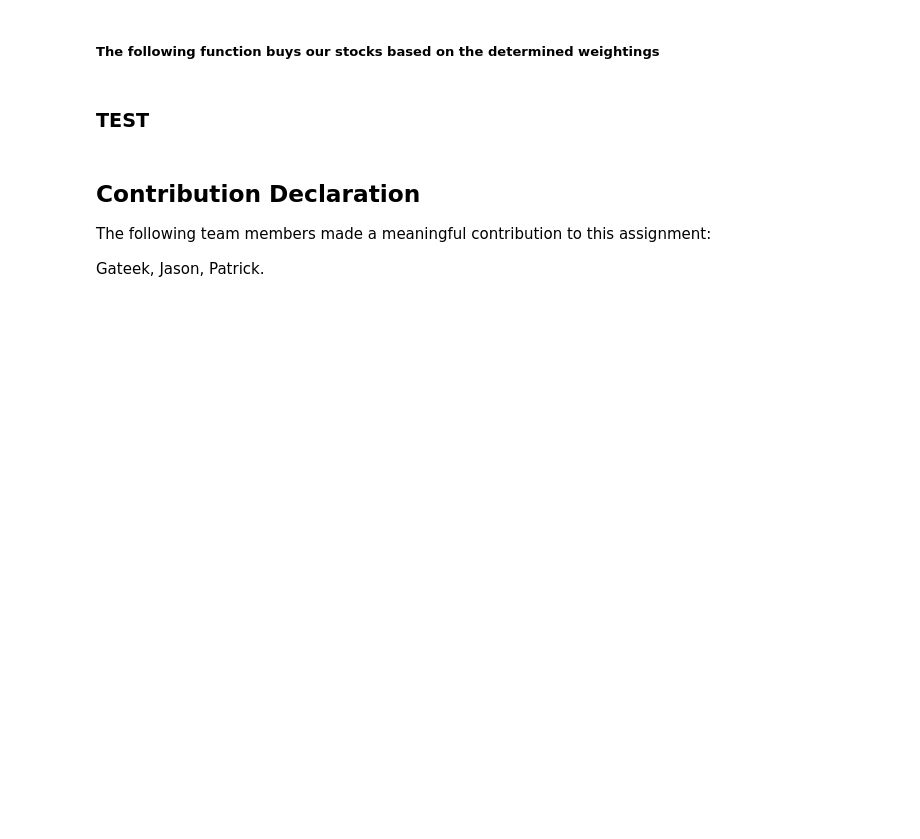
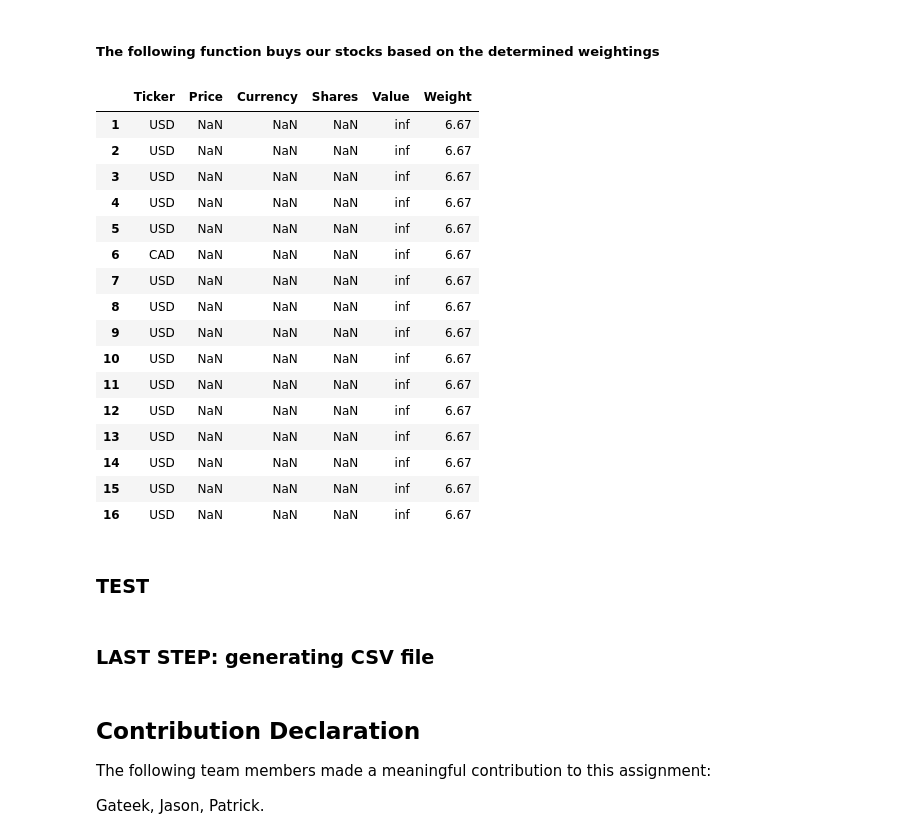
Before and after one commit to JasonLi14/Portfolio-Analyzer, a Jupyter notebook: Team_02_Assignment.ipynb, the cells around one changed output. Drawn from its saved outputs; the diff is of its cells as text; code cells hidden in the pictures; blank space fills up the shorter version.

```diff
--- a/Team_02_Assignment.ipynb
+++ b/Team_02_Assignment.ipynb
@@ -789,7 +802,10 @@ def get_currency(tickers):
     for ticker in tickers:
         stock = yf.Ticker(ticker)
         info = stock.fast_info
-        currency = info['currency']
+        try:
+            currency = info['currency']
+        except:
+            continue
 
         currencies.append({'Ticker': ticker, 'Currency': currency})
 
@@ -846,40 +871,51 @@ def buy_shares(weightings_df, prices_df, currencies_df):
 
     # 4: Adjust investments to stay within the cash budget
     adjustment_factor = cash / total_with_fees
     weightings_df['Adjusted Investment Amt'] = weightings_df['Investment Amt'] * adjustment_factor
     weightings_df['Adjusted Shares'] = weightings_df['Adjusted Investment Amt'] / weightings_df['Close Price']
 
     # 5: Recalculate fees based on adjusted shares
     weightings_df['Adjusted fees'] = np.minimum(weightings_df['Adjusted Shares'] * fee_per_share, flat_fee)
 
     # 6: Calculate final investment for each stock
     weightings_df['Final Investment'] = weightings_df['Adjusted Shares'] * weightings_df['Close Price'] + weightings_df['Adjusted fees']
 
     # 7: Create the final portfolio DataFrame
     Portfolio_Final = pd.DataFrame()
     Portfolio_Final['Ticker'] = weightings_df.index
     Portfolio_Final.index = Portfolio_Final['Ticker']  # Use tickers as the index
     Portfolio_Final['Price'] = weightings_df['Close Price']
     Portfolio_Final['Currency'] = currencies_df.reindex(Portfolio_Final.index)['Currency']  # Match currencies to tickers
     Portfolio_Final['Shares'] = weightings_df['Adjusted Shares']
     Portfolio_Final['Value'] = weightings_df['Adjusted Investment Amt']
     Portfolio_Final['Weight'] = weightings_df['Weight']
 
     # Reindex the final portfolio for cleaner display
     Portfolio_Final.index = range(1, len(Portfolio_Final) + 1)
 
     return Portfolio_Final
 
-# Example Usage
-weightings_df = pd.DataFrame()
-weightings_df.index = valid_tickers  # Stock tickers
-weights = [1.4999, 4.45, 1.34, 4.26, 4.23, 1.54, 1.45, 2.70, 1.85, 3.54, 4.43, 3.19, 1.39, 2.51,
-           3.72, 3.44, 4.43, 1.34, 3.98, 1.37, 4.14, 3.80, 1.38, 4.17, 1.61, 2.51, 2.39, 1.34,
-           2.27, 1.34, 1.34, 1.65, 4.21, 3.63, 4.46, 3.10]  # Example weights
-weightings_df['Weight'] = weights
 
 # Generate the final portfolio
 Portfolio_Final = buy_shares(weightings_df, close_prices.iloc[-1], currencies)
+# %% [output]
+|  | Ticker | Price | Currency | Shares | Value | Weight |
+| 1 | USD | NaN | NaN | NaN | inf | 6.67 |
+| 2 | USD | NaN | NaN | NaN | inf | 6.67 |
+| 3 | USD | NaN | NaN | NaN | inf | 6.67 |
+| 4 | USD | NaN | NaN | NaN | inf | 6.67 |
+| 5 | USD | NaN | NaN | NaN | inf | 6.67 |
+| 6 | CAD | NaN | NaN | NaN | inf | 6.67 |
+| 7 | USD | NaN | NaN | NaN | inf | 6.67 |
+| 8 | USD | NaN | NaN | NaN | inf | 6.67 |
+| 9 | USD | NaN | NaN | NaN | inf | 6.67 |
+| 10 | USD | NaN | NaN | NaN | inf | 6.67 |
+| 11 | USD | NaN | NaN | NaN | inf | 6.67 |
+| 12 | USD | NaN | NaN | NaN | inf | 6.67 |
+| 13 | USD | NaN | NaN | NaN | inf | 6.67 |
+| 14 | USD | NaN | NaN | NaN | inf | 6.67 |
+| 15 | USD | NaN | NaN | NaN | inf | 6.67 |
+| 16 | USD | NaN | NaN | NaN | inf | 6.67 |
 # %% [markdown]
 ### TEST
 # %%
@@ -887,3 +923,5 @@ Portfolio_Final = buy_shares(weightings_df, close_prices.iloc[-1], currencies)
 total = Portfolio_Final['Value'].sum()
 total_weight = Portfolio_Final['Weight'].sum()
 print(total, total_weight)
+# %% [markdown]
+### LAST STEP: generating CSV file
```
Also changed, not shown: parts of 6 cells of this notebook.
